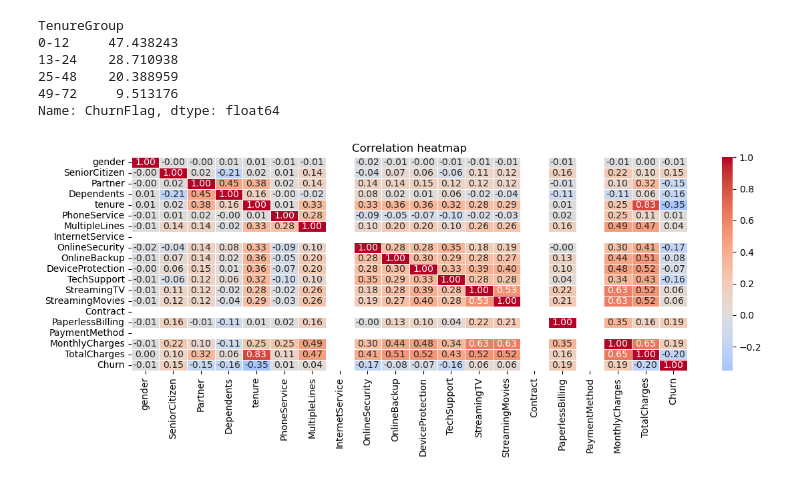
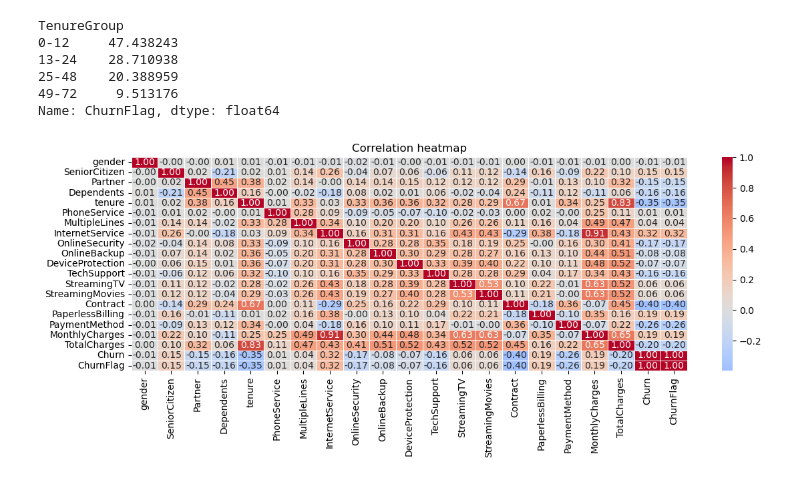
Before and after one commit to ossydimma/telco-customer-churn-prediction, a Jupyter notebook: notebooks/02_Eda.ipynb, the cells around one changed output. Saved outputs shown, nothing was run; the diff lists cells and outputs as text; code cells hidden in the pictures.

```diff
--- a/notebooks/02_Eda.ipynb
+++ b/notebooks/02_Eda.ipynb
@@ -193,22 +184,23 @@ plt.show()
 # %%
-telco['TenureGroup'] = pd.cut(
-    telco['tenure'],
-    bins=[0, 12, 24, 48, 72],
-    labels=['0-12', '13-24', '25-48', '49-72'],
-    include_lowest=True
-)
-
 tenure_churn = (
-    telco.groupby('TenureGroup')['ChurnFlag']
+    telco.assign(
+        TenureGroup=pd.cut(
+            telco['tenure'],
+            bins=[0, 12, 24, 48, 72],
+            labels=['0-12', '13-24', '25-48', '49-72'],
+            include_lowest=True
+        )
+    )
+    .groupby('TenureGroup', observed=True)['ChurnFlag']
     .mean()
     .mul(100)
-    .sort_values(ascending=False)
 )
 
 tenure_churn.plot(kind='bar')
 
 plt.ylabel('Churn Rate (%)')
 plt.title('Churn Rate by Tenure Group')
+plt.savefig('../images/08_churn_by_tenure_group.png', dpi=150, bbox_inches='tight')
 plt.show()
 
 tenure_churn
@@ -221,27 +213,35 @@ TenureGroup
 49-72     9.513176
 Name: ChurnFlag, dtype: float64
 # %%
-encode_map = {'Yes': 1, 'No': 0, 'Male': 1, 'Female': 0,
-              'No internet service': 0, 'No phone service': 0}
+encode_map = {
+    'Yes': 1, 'No': 0,
+    'Male': 1, 'Female': 0,
+    'No internet service': 0, 'No phone service': 0,
+    'Month-to-month': 0, 'One year': 1, 'Two year': 2,
+    'DSL': 1, 'Fiber optic': 2,
+    'Electronic check': 0, 'Mailed check': 1,
+    'Bank transfer (automatic)': 2, 'Credit card (automatic)': 3
+}
 
 telco_corr = telco.copy()
 for col in telco_corr.select_dtypes(include=['object', 'str']).columns:
     telco_corr[col] = telco_corr[col].map(encode_map)
 
 corr = telco_corr.drop(columns=['customerID', 'TenureGroup'], errors='ignore').corr()
 
 plt.figure(figsize=(12, 5))
 sns.heatmap(
     corr,
     annot=True,
     fmt='.2f',
     cmap='coolwarm',
     center=0,
     linewidths=0.5
 )
 
 plt.title("Correlation heatmap")
 plt.tight_layout()
+plt.savefig('../images/09_correlation_heatmap.png', dpi=150, bbox_inches='tight')
 plt.show()
 # %% [output]
-[figure, old version]
+[figure, new version]
```
Also changed, not shown: parts of 10 cells of this notebook, 12 other files.
